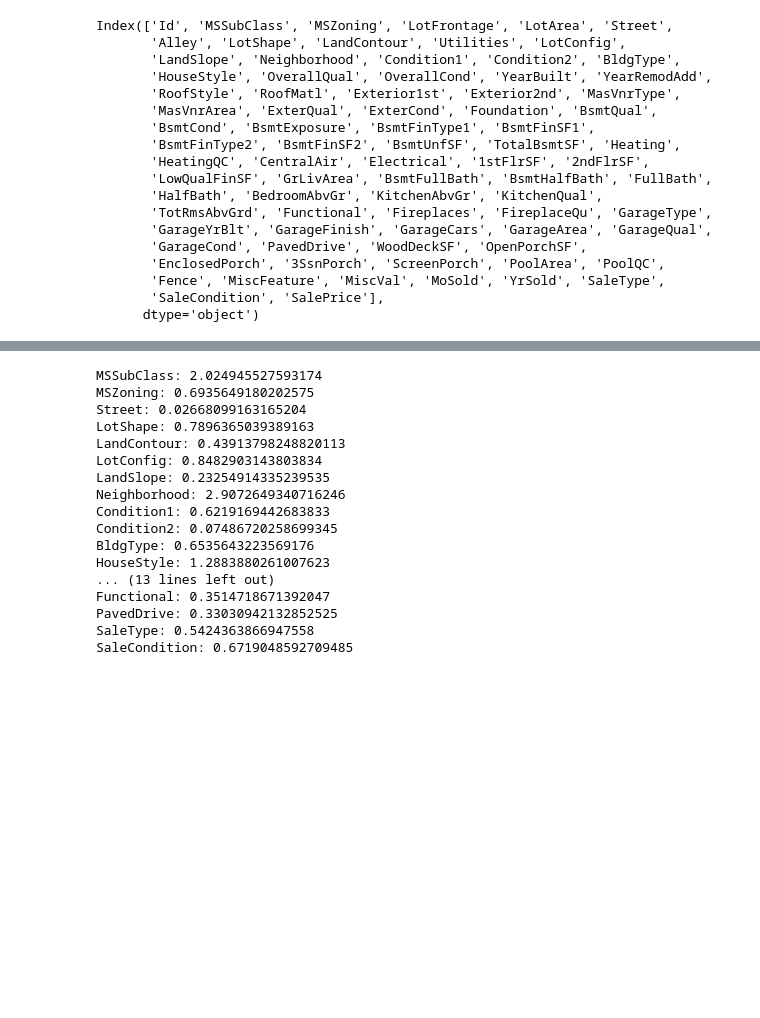
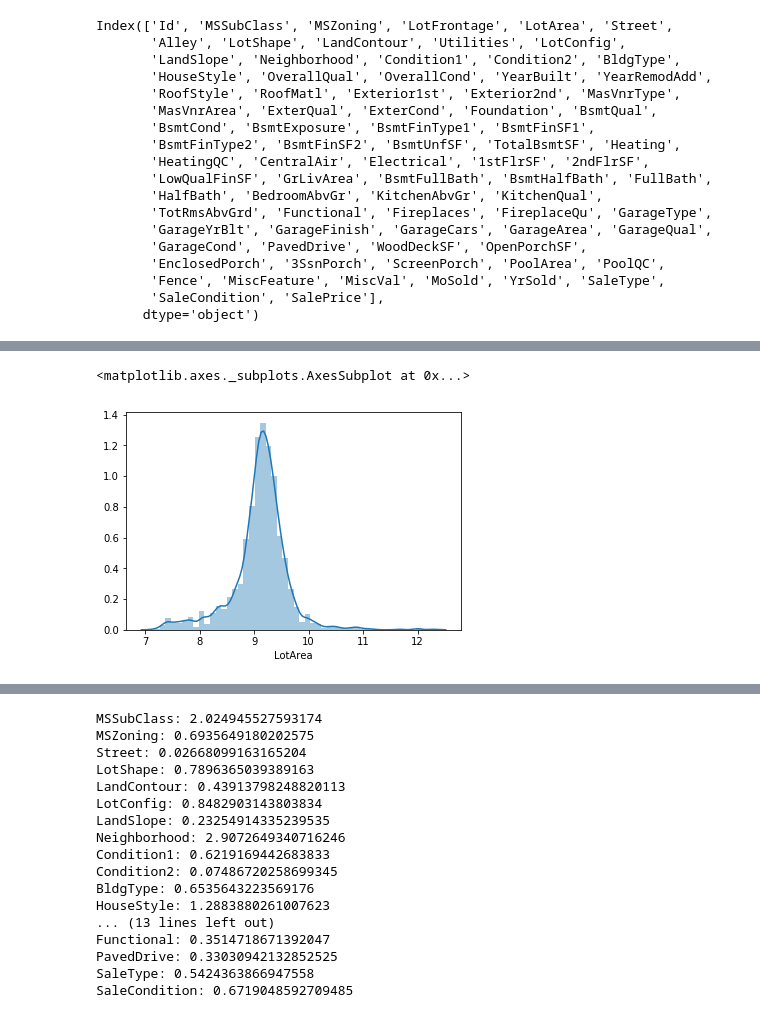
Before and after one commit to strachan/house_pricing_prediction, a Jupyter notebook: missing_values.ipynb, the cells around one changed output, grey strips where cells are left out. Saved outputs shown, nothing was run; the diff lists cells and outputs as text; code cells hidden in the pictures; blank space fills up the shorter version.

```diff
--- a/missing_values.ipynb
+++ b/missing_values.ipynb
@@ -121,0 +193,5 @@ Index(['MSSubClass', 'MSZoning', 'LotFrontage', 'LotArea', 'Street',
+# %%
+sns.distplot(np.log(x['LotArea']))
+# %% [output]
+<matplotlib.axes._subplots.AxesSubplot at 0x...>
+[figure, added]
```
Also changed, not shown: parts of 48 cells of this notebook.
